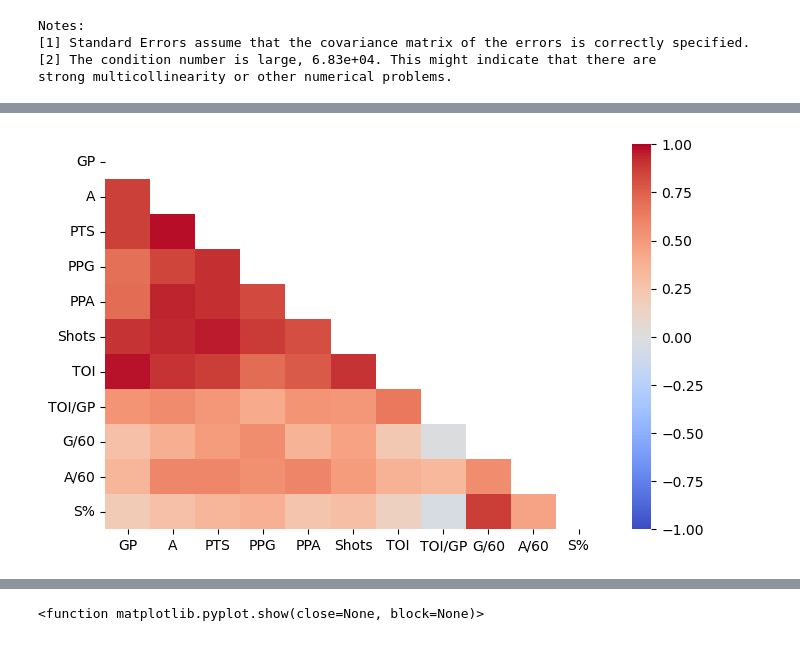
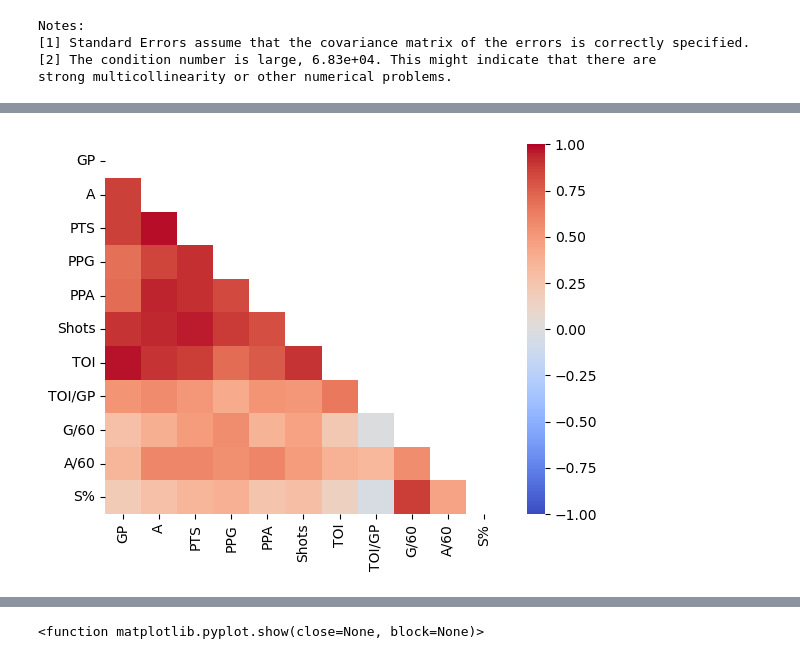
Before and after one commit to JoshCroasdale/Capstone-Project-2024, a Jupyter notebook: Capstone_NHL_Notebook.ipynb, the cells around one changed output, grey strips where cells are left out. Cells and saved outputs as stored; diff of their text form; code cells hidden in the pictures.

```diff
--- a/Capstone_NHL_Notebook.ipynb
+++ b/Capstone_NHL_Notebook.ipynb
@@ -535,16 +555,16 @@ X.corr()
 # %%
 # Calculate all the correlations between each independent variable
 corr_df = X.corr()
 
 # Mask for upper-triangular
 mask = np.triu(corr_df)
 
 # Visualize with seaborn
-plt.figure(figsize=(8, 5))
+plt.figure()
 sns.heatmap(corr_df.round(2), annot=True, vmax=1, vmin=-1, center=0, cmap='coolwarm', mask=mask)
 plt.show()
 # %% [output]
-[figure, old version]
+[figure, new version]
 # %%
 X.corr()
 # %% [output]
```
Also changed, not shown: parts of 1 cell of this notebook, 2 other files.
